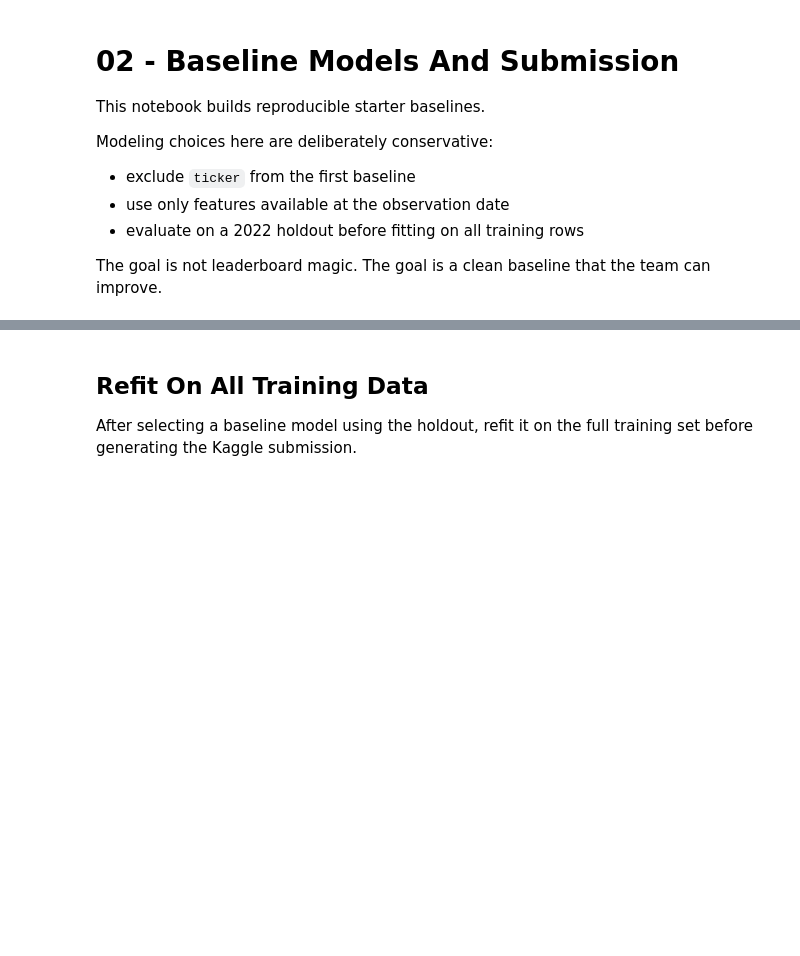
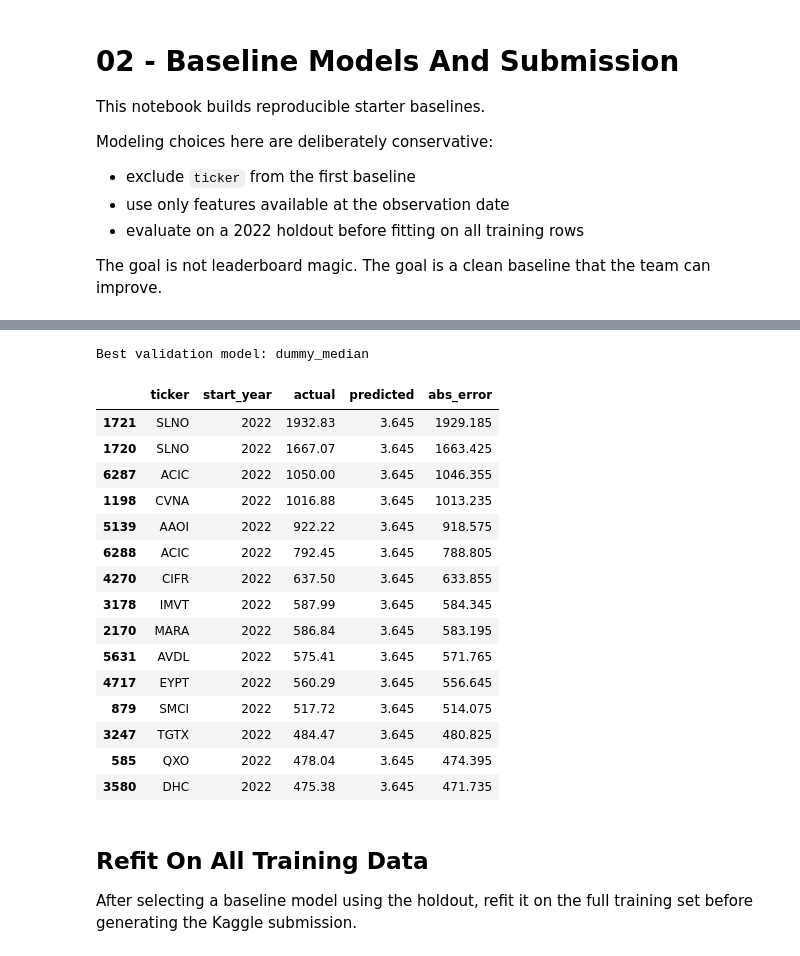
Before and after one commit to aachen-investment-club/kaggle-competition-stock-return-fundamentals, a Jupyter notebook: notebooks/02_baseline_models_and_submission.ipynb, the cells around one changed output, grey strips where cells are left out. Cells and saved outputs as stored; diff of their text form; code cells hidden in the pictures; blank space fills up the shorter version.

```diff
--- a/notebooks/02_baseline_models_and_submission.ipynb
+++ b/notebooks/02_baseline_models_and_submission.ipynb
@@ -40,11 +42,13 @@ train.shape, test.shape
 def build_features(frame: pd.DataFrame) -> pd.DataFrame:
     features = frame.copy()
 
-    features['obs_year'] = features['period_start'].dt.year
-    features['obs_quarter'] = features['period_start'].dt.quarter
-    features['obs_month'] = features['period_start'].dt.month
+    features['obs_year'] = features['start_year']
 
-    drop_columns = ['id', 'ticker', 'period_start', 'period_end', 'return_pct']
+    if 'period_start' in features.columns:
+        features['obs_quarter'] = features['period_start'].dt.quarter
+        features['obs_month'] = features['period_start'].dt.month
+
+    drop_columns = ['id', 'ticker', 'start_year', 'period_start', 'period_end', 'return_pct']
     existing_drop_columns = [col for col in drop_columns if col in features.columns]
     features = features.drop(columns=existing_drop_columns)
 
@@ -61,5 +73,5 @@ display(X_full.head())
 # %%
-train_mask = train['period_start'] < '2022-01-01'
+train_mask = train['start_year'] < 2022
 valid_mask = ~train_mask
 
 X_train = X_full.loc[train_mask]
@@ -72,6 +87,6 @@ print('X_valid shape:', X_valid.shape)
 # %%
 def rmse(y_true, y_pred):
-    return mean_squared_error(y_true, y_pred, squared=False)
+    return np.sqrt(mean_squared_error(y_true, y_pred))
 
 ridge_pipeline = Pipeline(
     steps=[
@@ -119,20 +140,38 @@ display(scores)
 # %%
 best_model_name = scores.iloc[0]['model']
 best_model = fitted_models[best_model_name]
 
 valid_predictions = best_model.predict(X_valid)
 residuals = pd.DataFrame(
     {
         'ticker': train.loc[valid_mask, 'ticker'].values,
-        'period_start': train.loc[valid_mask, 'period_start'].values,
+        'start_year': train.loc[valid_mask, 'start_year'].values,
         'actual': y_valid.values,
         'predicted': valid_predictions,
     }
 )
 residuals['abs_error'] = (residuals['actual'] - residuals['predicted']).abs()
 
 print('Best validation model:', best_model_name)
 display(residuals.sort_values('abs_error', ascending=False).head(15))
+# %% [output]
+Best validation model: dummy_median
+|  | ticker | start_year | actual | predicted | abs_error |
+| 1721 | SLNO | 2022 | 1932.83 | 3.645 | 1929.185 |
+| 1720 | SLNO | 2022 | 1667.07 | 3.645 | 1663.425 |
+| 6287 | ACIC | 2022 | 1050.00 | 3.645 | 1046.355 |
+| 1198 | CVNA | 2022 | 1016.88 | 3.645 | 1013.235 |
+| 5139 | AAOI | 2022 | 922.22 | 3.645 | 918.575 |
+| 6288 | ACIC | 2022 | 792.45 | 3.645 | 788.805 |
+| 4270 | CIFR | 2022 | 637.50 | 3.645 | 633.855 |
+| 3178 | IMVT | 2022 | 587.99 | 3.645 | 584.345 |
+| 2170 | MARA | 2022 | 586.84 | 3.645 | 583.195 |
+| 5631 | AVDL | 2022 | 575.41 | 3.645 | 571.765 |
+| 4717 | EYPT | 2022 | 560.29 | 3.645 | 556.645 |
+| 879 | SMCI | 2022 | 517.72 | 3.645 | 514.075 |
+| 3247 | TGTX | 2022 | 484.47 | 3.645 | 480.825 |
+| 585 | QXO | 2022 | 478.04 | 3.645 | 474.395 |
+| 3580 | DHC | 2022 | 475.38 | 3.645 | 471.735 |
 # %% [markdown]
 ## Refit On All Training Data
 
```
Also changed, not shown: parts of 5 cells of this notebook, 3 other files.
